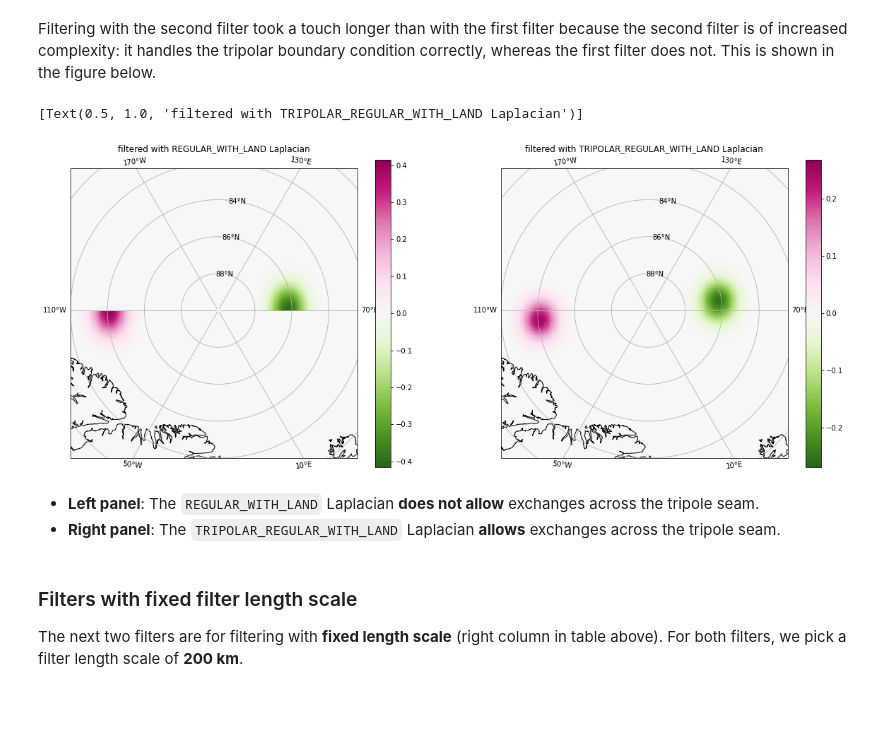
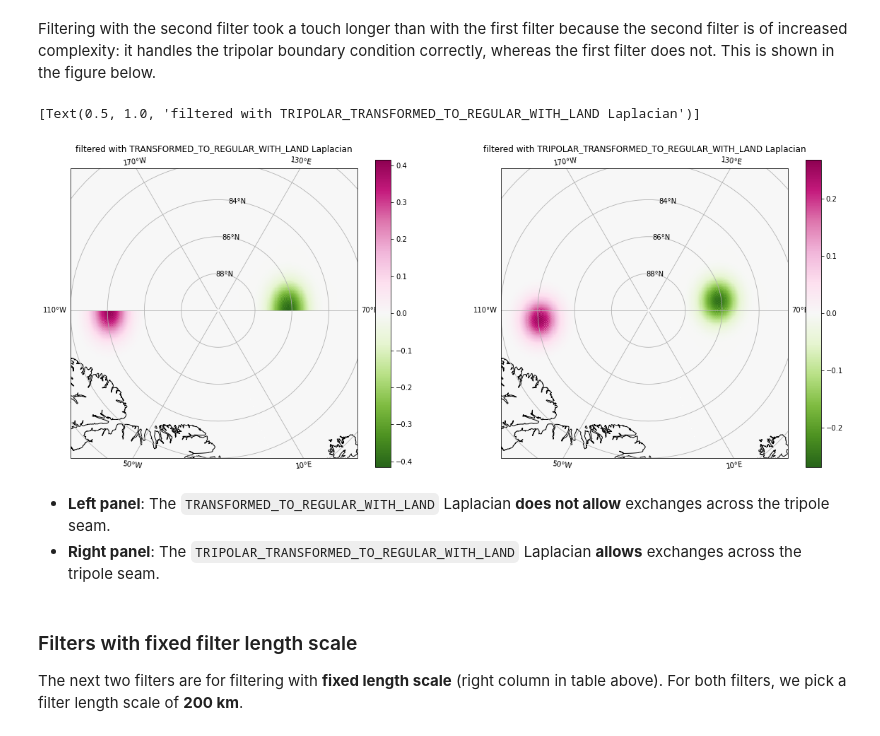
Before and after one commit to ocean-eddy-cpt/gcm-filters, a Jupyter notebook: docs/tutorial_tripole_grid.ipynb, the cells around one changed output. Cells and saved outputs as stored; diff of their text form; code cells hidden in the pictures; blank space fills up the shorter version.

```diff
--- a/docs/tutorial_tripole_grid.ipynb
+++ b/docs/tutorial_tripole_grid.ipynb
@@ -164,21 +166,21 @@ Filtering with the second filter took a touch longer than with the first filter
 # %%
 fig, axs = plt.subplots(1,2, figsize=(20,8), subplot_kw={'projection':ccrs.NorthPolarStereo(central_longitude=-20.0)})
 delta_filtered_regular_with_land.plot(ax=axs[0], x='TLONG', y='TLAT', cmap='PiYG_r', transform=ccrs.PlateCarree())
 delta_filtered_tripolar_regular_with_land.plot(ax=axs[1], x='TLONG', y='TLAT', cmap='PiYG_r', transform=ccrs.PlateCarree())
 for ax in axs.flatten():
     ax.coastlines()
     gl = ax.gridlines(draw_labels=True)
     gl.xlocator = mticker.FixedLocator(np.arange(-170,180,60))
     gl.ylocator = mticker.FixedLocator(np.arange(80,90,2))
     ax.set_extent([-20, 340, 82, 90], ccrs.PlateCarree())
-axs[0].set(title='filtered with REGULAR_WITH_LAND Laplacian')
-axs[1].set(title='filtered with TRIPOLAR_REGULAR_WITH_LAND Laplacian')
+axs[0].set(title='filtered with TRANSFORMED_TO_REGULAR_WITH_LAND Laplacian')
+axs[1].set(title='filtered with TRIPOLAR_TRANSFORMED_TO_REGULAR_WITH_LAND Laplacian')
 # %% [output]
-[Text(0.5, 1.0, 'filtered with TRIPOLAR_REGULAR_WITH_LAND Laplacian')]
+[Text(0.5, 1.0, 'filtered with TRIPOLAR_TRANSFORMED_TO_REGULAR_WITH_LAND Laplacian')]
-[figure, old version]
+[figure, new version]
 # %% [markdown]
-* **Left panel**: The `REGULAR_WITH_LAND` Laplacian **does not allow** exchanges across the tripole seam.
-* **Right panel**: The `TRIPOLAR_REGULAR_WITH_LAND` Laplacian **allows** exchanges across the tripole seam.
+* **Left panel**: The `TRANSFORMED_TO_REGULAR_WITH_LAND` Laplacian **does not allow** exchanges across the tripole seam.
+* **Right panel**: The `TRIPOLAR_TRANSFORMED_TO_REGULAR_WITH_LAND` Laplacian **allows** exchanges across the tripole seam.
 # %% [markdown]
 ### Filters with fixed filter length scale
 
```
Also changed, not shown: parts of 13 cells of this notebook, 5 other files.
